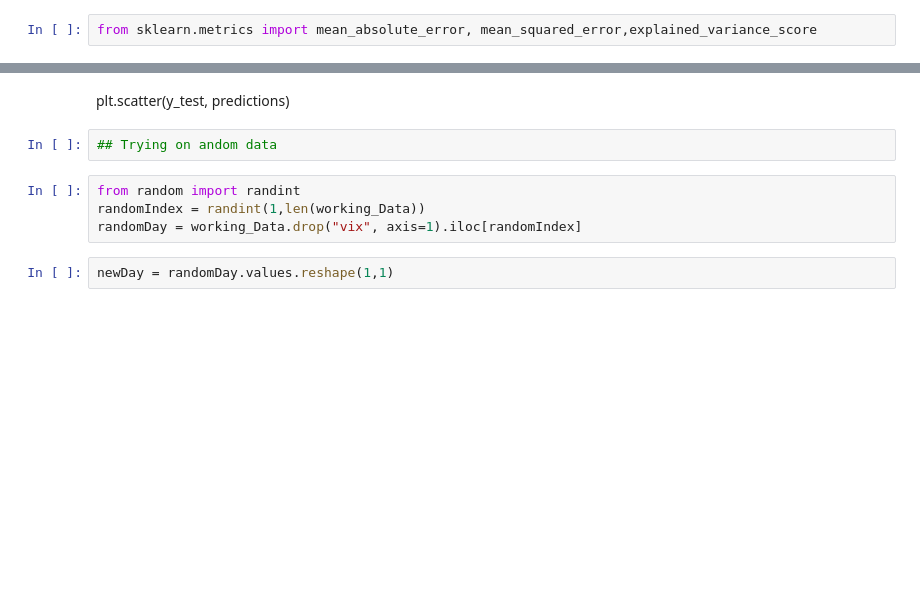
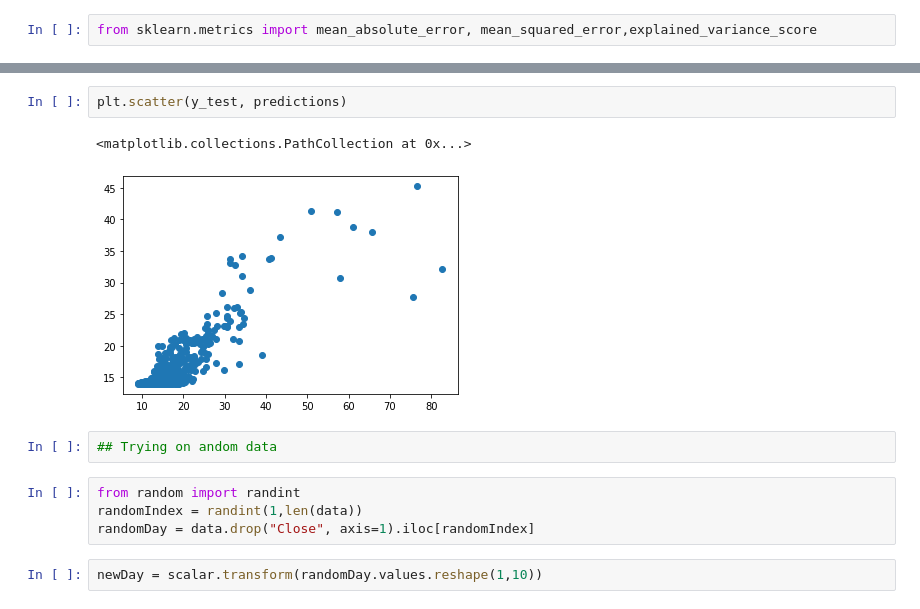
Before and after one commit to Berkat0789/Portfolio, a Jupyter notebook: Finance/Volatility, Fixed Income, and Equity Markets/Untitled.ipynb, the cells around one changed output, grey strips where cells are left out. Drawn from its saved outputs; the diff is of its cells as text; blank space fills up the shorter version.

```diff
--- a/Finance/Volatility, Fixed Income, and Equity Markets/Untitled.ipynb
+++ b/Finance/Volatility, Fixed Income, and Equity Markets/Untitled.ipynb
@@ -157,13 +186,16 @@ print(mean_squared_error(y_test,predictions))
-# %% [markdown]
-plt.scatter(y_test, predictions)
+# %%
+plt.scatter(y_test, predictions)
+# %% [output]
+<matplotlib.collections.PathCollection at 0x...>
+[figure, added]
 # %%
 ## Trying on andom data
 # %%
 from random import randint
-randomIndex = randint(1,len(working_Data))
-randomDay = working_Data.drop("vix", axis=1).iloc[randomIndex]
+randomIndex = randint(1,len(data))
+randomDay = data.drop("Close", axis=1).iloc[randomIndex]
 # %%
-newDay = randomDay.values.reshape(1,1)
+newDay = scalar.transform(randomDay.values.reshape(1,10))
 # %%
 model.predict(newDay)
 # %% [output]
```
Also changed, not shown: parts of 77 cells of this notebook, 3 other files.
